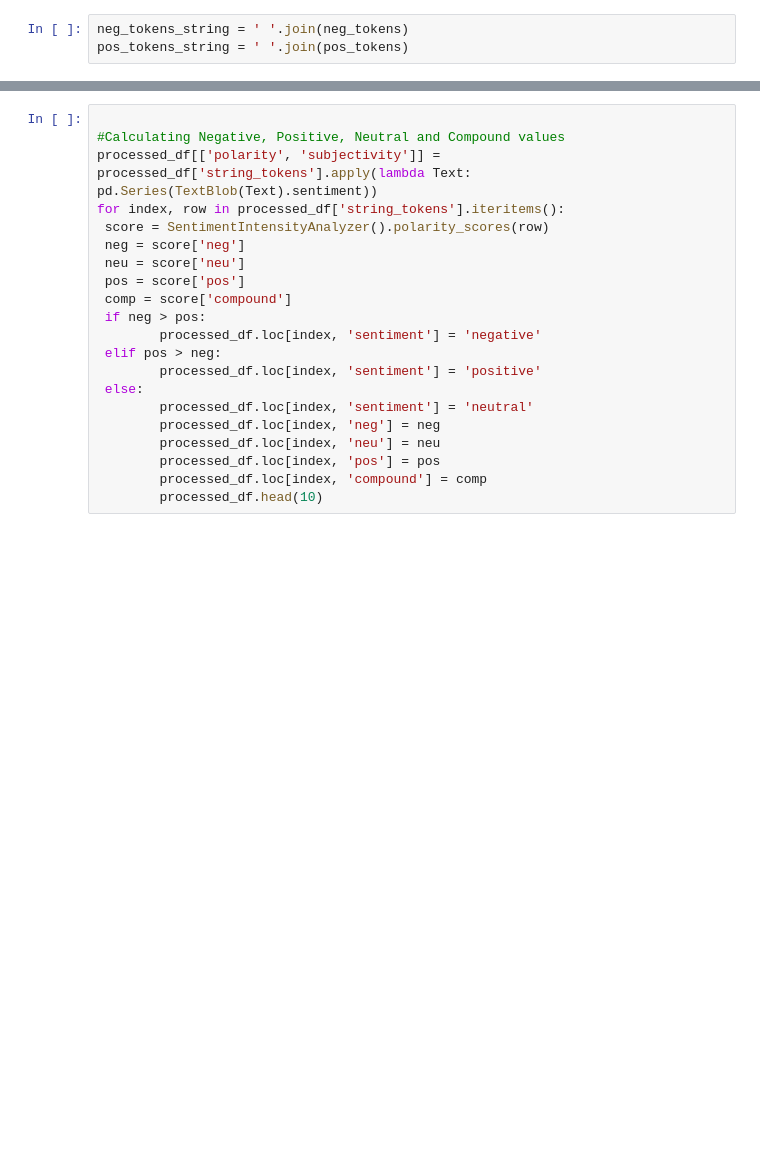
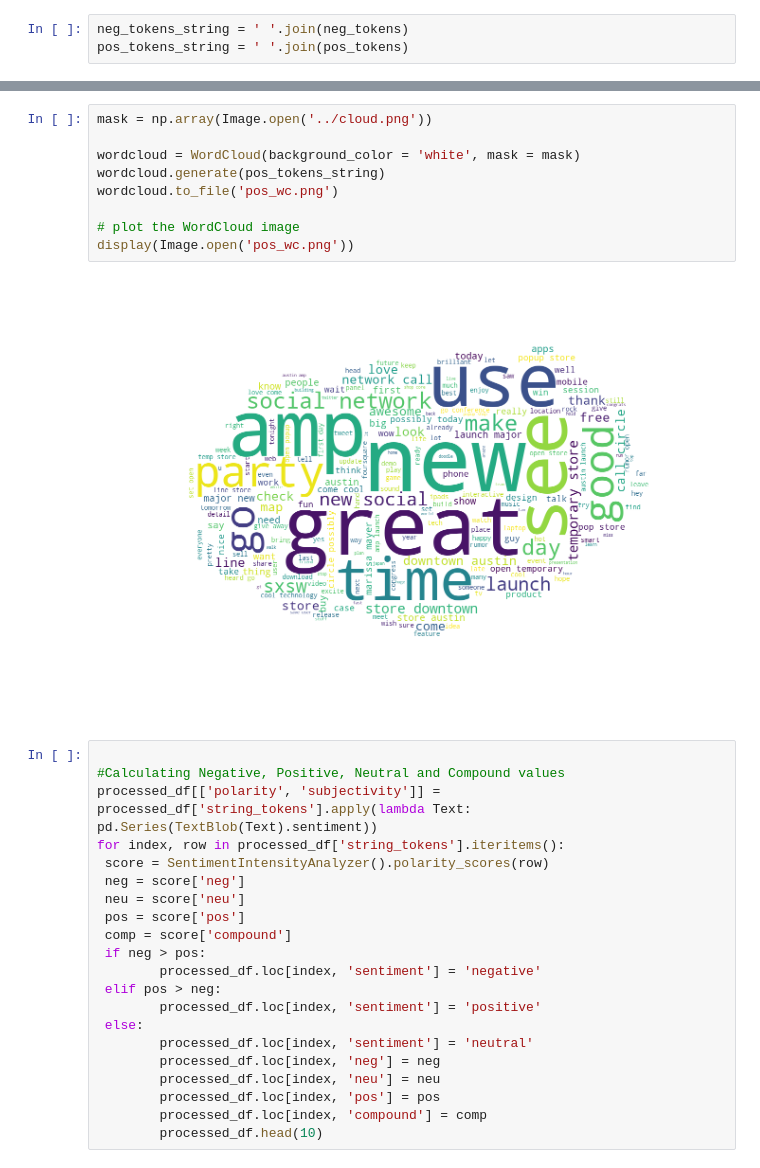
Before and after one commit to markjh2323/phase_4_project, a Jupyter notebook: crowdflower-brands-and-product-emotions/project_work/eda_preprocessing.ipynb, the cells around one changed output, grey strips where cells are left out. Saved outputs shown, nothing was run; the diff lists cells and outputs as text; blank space fills up the shorter version.

```diff
--- a/crowdflower-brands-and-product-emotions/project_work/eda_preprocessing.ipynb
+++ b/crowdflower-brands-and-product-emotions/project_work/eda_preprocessing.ipynb
@@ -356,3 +344,14 @@ plt.show()
+# %%
+mask = np.array(Image.open('../cloud.png'))
+
+wordcloud = WordCloud(background_color = 'white', mask = mask)
+wordcloud.generate(pos_tokens_string)
+wordcloud.to_file('pos_wc.png')
+
+# plot the WordCloud image
+display(Image.open('pos_wc.png'))
+# %% [output]
+[figure, added]
 # %%
 
 #Calculating Negative, Positive, Neutral and Compound values
```
Also changed, not shown: parts of 9 cells of this notebook, 6 other files.
